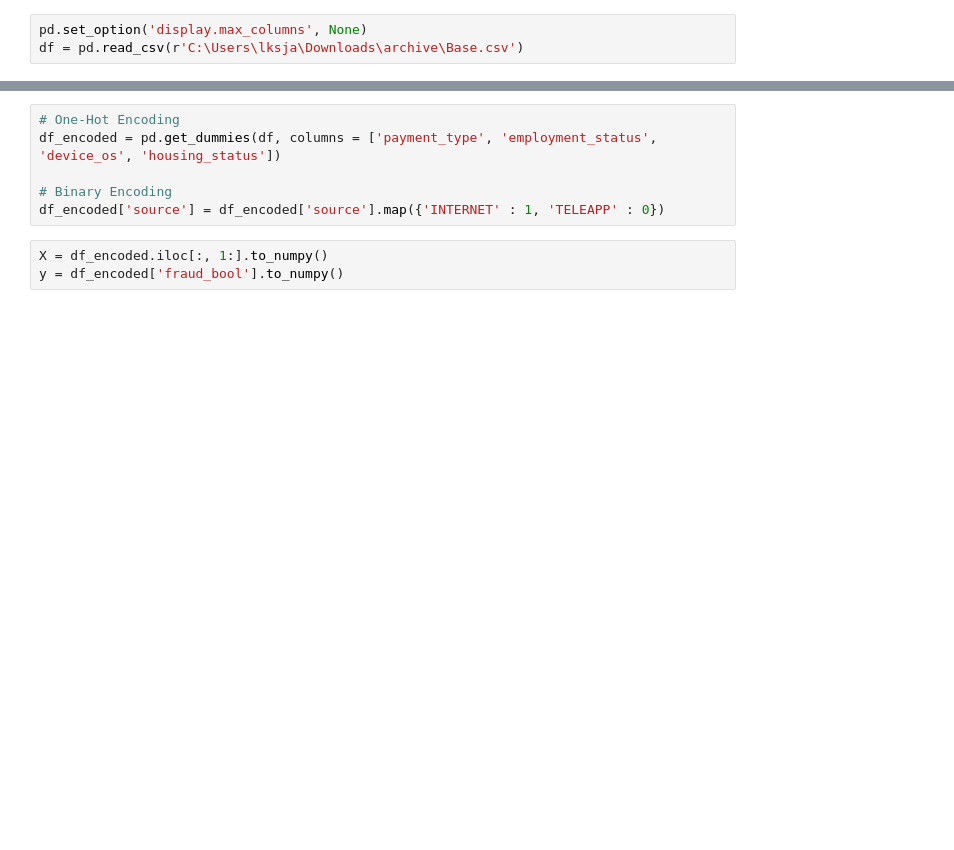
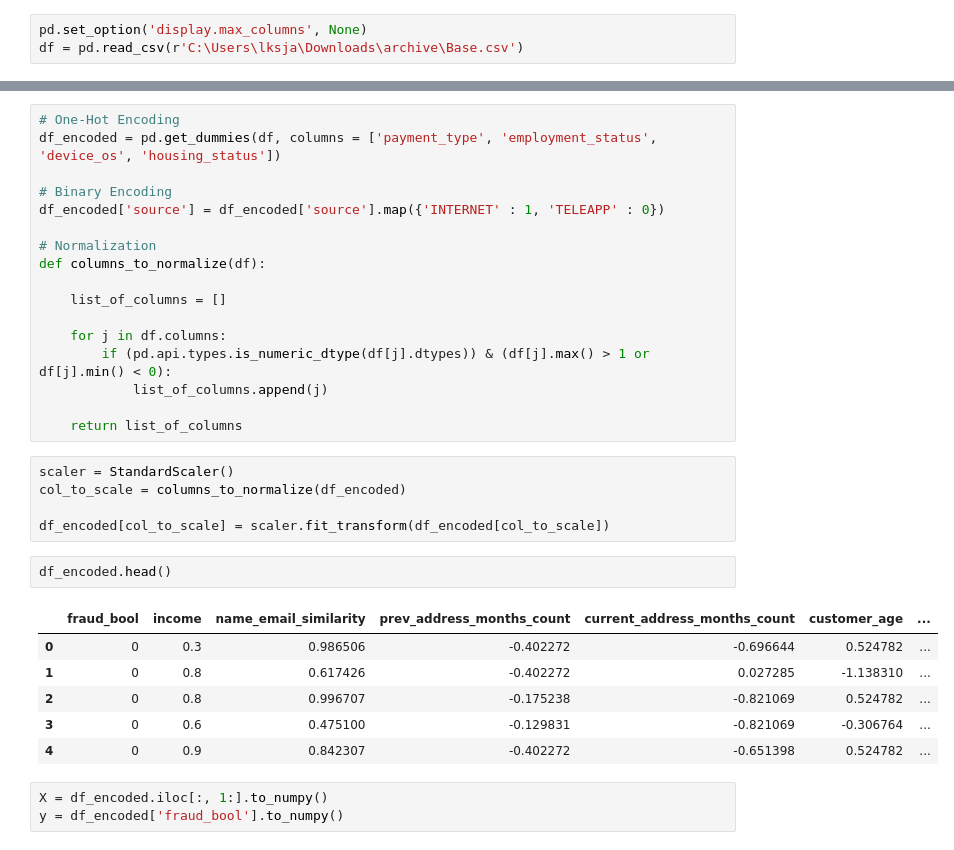
Before and after one commit to SteveRobbinson/logistic-regression-project, a Jupyter notebook: logistic-regression.ipynb, the cells around one changed output, grey strips where cells are left out. Drawn from its saved outputs; the diff is of its cells as text; blank space fills up the shorter version.

Commit message:
feat: Standarize feature columns

```diff
--- a/logistic-regression.ipynb
+++ b/logistic-regression.ipynb
@@ -23,6 +24,31 @@ df_encoded = pd.get_dummies(df, columns = ['payment_type', 'employment_status',
 
 # Binary Encoding
 df_encoded['source'] = df_encoded['source'].map({'INTERNET' : 1, 'TELEAPP' : 0})
+
+# Normalization
+def columns_to_normalize(df):
+
+    list_of_columns = []
+
+    for j in df.columns:
+        if (pd.api.types.is_numeric_dtype(df[j].dtypes)) & (df[j].max() > 1 or df[j].min() < 0):
+            list_of_columns.append(j)
+
+    return list_of_columns
+# %%
+scaler = StandardScaler()
+col_to_scale = columns_to_normalize(df_encoded)
+
+df_encoded[col_to_scale] = scaler.fit_transform(df_encoded[col_to_scale])
+# %%
+df_encoded.head()
+# %% [output]
+|  | fraud_bool | income | name_email_similarity | prev_address_months_count | current_address_months_count | customer_age | ... |
+| 0 | 0 | 0.3 | 0.986506 | -0.402272 | -0.696644 | 0.524782 | ... |
+| 1 | 0 | 0.8 | 0.617426 | -0.402272 | 0.027285 | -1.138310 | ... |
+| 2 | 0 | 0.8 | 0.996707 | -0.175238 | -0.821069 | 0.524782 | ... |
+| 3 | 0 | 0.6 | 0.475100 | -0.129831 | -0.821069 | -0.306764 | ... |
+| 4 | 0 | 0.9 | 0.842307 | -0.402272 | -0.651398 | 0.524782 | ... |
 # %%
 X = df_encoded.iloc[:, 1:].to_numpy()
 y = df_encoded['fraud_bool'].to_numpy()
```
Also changed, not shown: parts of 15 cells of this notebook.
